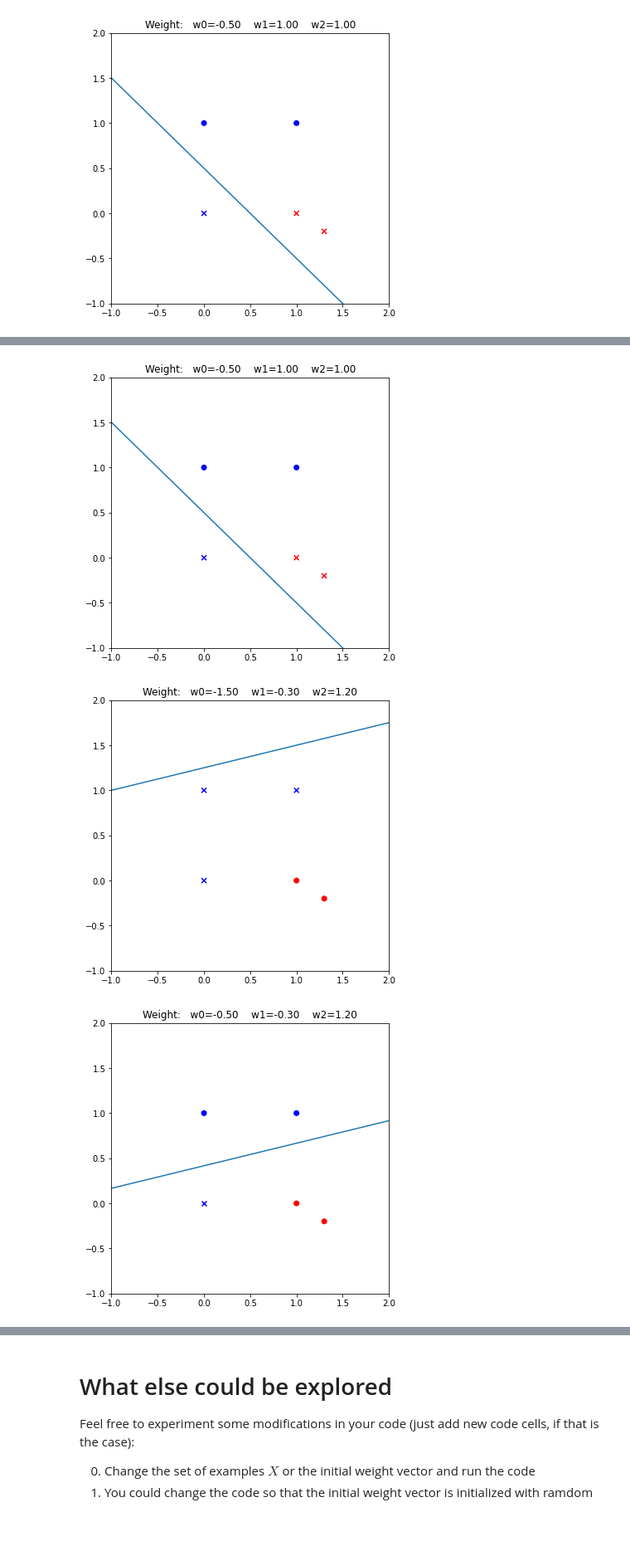
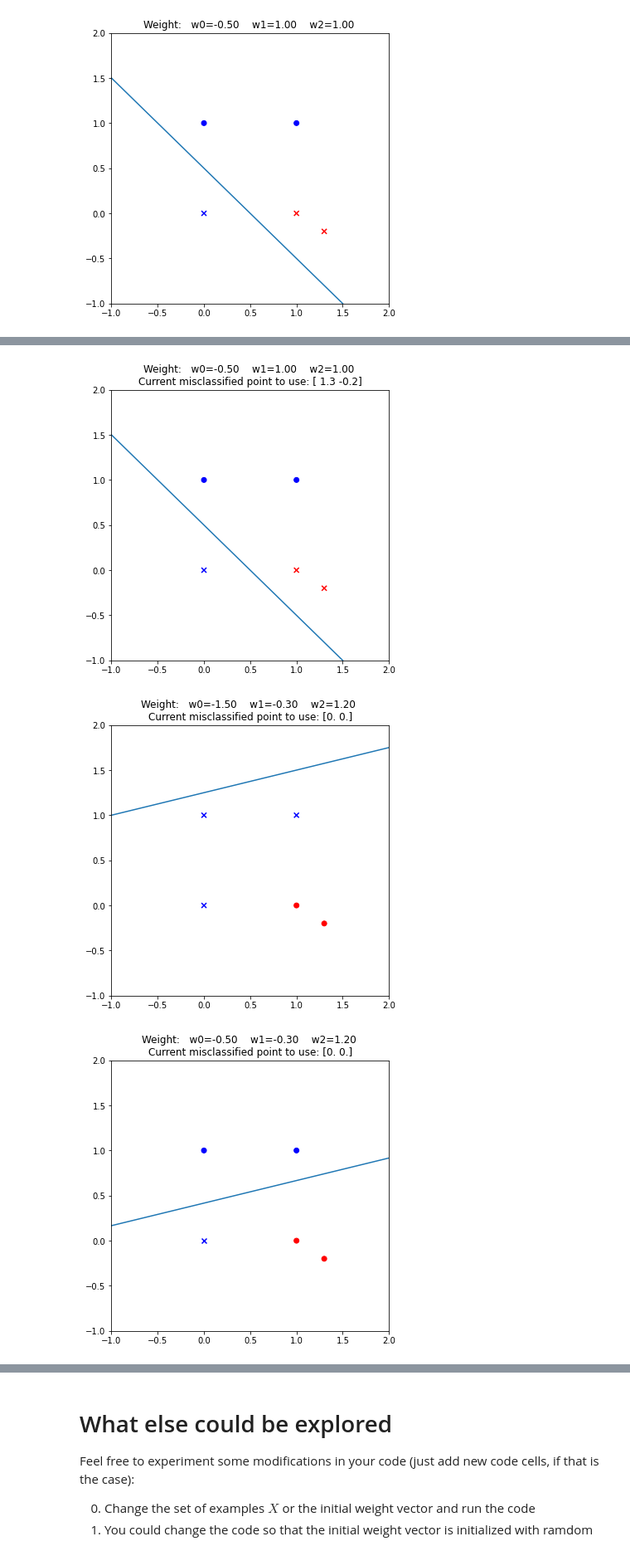
Before and after one commit to renatasarmet/algorithms, a Jupyter notebook: machineLearning/usp_ime/EP01/ep01_perceptron.ipynb, the cells around one changed output, grey strips where cells are left out. Shown: that part at 83% size. Saved outputs shown, nothing was run; the diff lists cells and outputs as text; code cells hidden in the pictures; blank space fills up the shorter version.

Commit message:
adding current misclassified point to the plot

```diff
--- a/machineLearning/usp_ime/EP01/ep01_perceptron.ipynb
+++ b/machineLearning/usp_ime/EP01/ep01_perceptron.ipynb
@@ -123,8 +123,7 @@ To indicate how the current hypothesis is classifying the examples we will use m
 - o : corretly classified by the hypothesis<br>
 - x : wrongly classified by the hypothesis<br>
 # %%
-
-def plot_state(Xe,w,xmin=-1,xmax=2,ymin=-1,ymax=2):
+def plot_state(Xe,w,xmin=-1,xmax=2,ymin=-1,ymax=2, current_point=None):
     # compute yhat - prediction
     yhat = np.sign(np.dot(Xe,w))
 
@@ -145,7 +144,9 @@ def plot_state(Xe,w,xmin=-1,xmax=2,ymin=-1,ymax=2):
     axes = plt.gca()
     axes.set_xlim([xmin,xmax])
     axes.set_ylim([xmin,ymax])
-    plt.title("Weight:   w0=%.2f    w1=%.2f    w2=%.2f" %(w[0],w[1],w[2]))
+
+    str_current_point = f"\nCurrent misclassified point to use: {current_point}" if current_point is not None else ""
+    plt.title(f"Weight:   w0=%.2f    w1=%.2f    w2=%.2f {str_current_point}" %(w[0],w[1],w[2]))
     plt.scatter(X[correct,0],X[correct,1],c=colors_o, marker='o');
     plt.scatter(X[misclassified,0],X[misclassified,1],c=colors_x, marker='x');
 
@@ -194,14 +193,14 @@ def perceptron(Xe,y,w0,plot=False):
     # While there are misclassified points, we will continue
     while(len(misclassified) > 0):
 
-        if plot:
-            # Plot the current state
-            plot_state(Xe,w)
-
         # Get the first misclassified point
         pos = misclassified.pop(0)
         yi = np.asarray(y[pos])
         xi = np.asarray([Xe[pos]])
+
+        if plot:
+            # Plot the current state
+            plot_state(Xe,w, current_point=xi[0][1:])
 
         # Update current weight (w <- w + yi * xi)
         adjustment = np.asarray([np.dot(yi,xi)]).transpose()
@@ -212,33 +211,33 @@ def perceptron(Xe,y,w0,plot=False):
 
         # Get remaining misclassified points
         misclassified = np.where(y != yhat)[0].tolist()
 
     # Return the final weight vector
     return w
 
 
 # Test your function for w0, X and y as defined above
 w0 = np.asarray([[-0.5], [1] , [1]]) # <---- you can change it (as long as w0[2] != 0)
 print("Initial weight vector=\n", w0)
 
 w = perceptron(Xe,y,w0,plot=True)
 
 
 # Print the final weight vector and plot the final graph using the function plot_state.
 
 print("Final weight vector=\n", w)
 
 # Plot the final state
 plot_state(Xe,w)
 # %% [output]
 Initial weight vector=
  [[-0.5]
  [ 1. ]
  [ 1. ]]
 Final weight vector=
  [[ 0.5]
  [-1.3]
  [ 1.2]]
-[figure, old version]
+[figure, new version]
-[figure, old version]
+[figure, new version]
-[figure, old version]
+[figure, new version]
```
Also changed, not shown: parts of 2 cells of this notebook, 2 other files.
